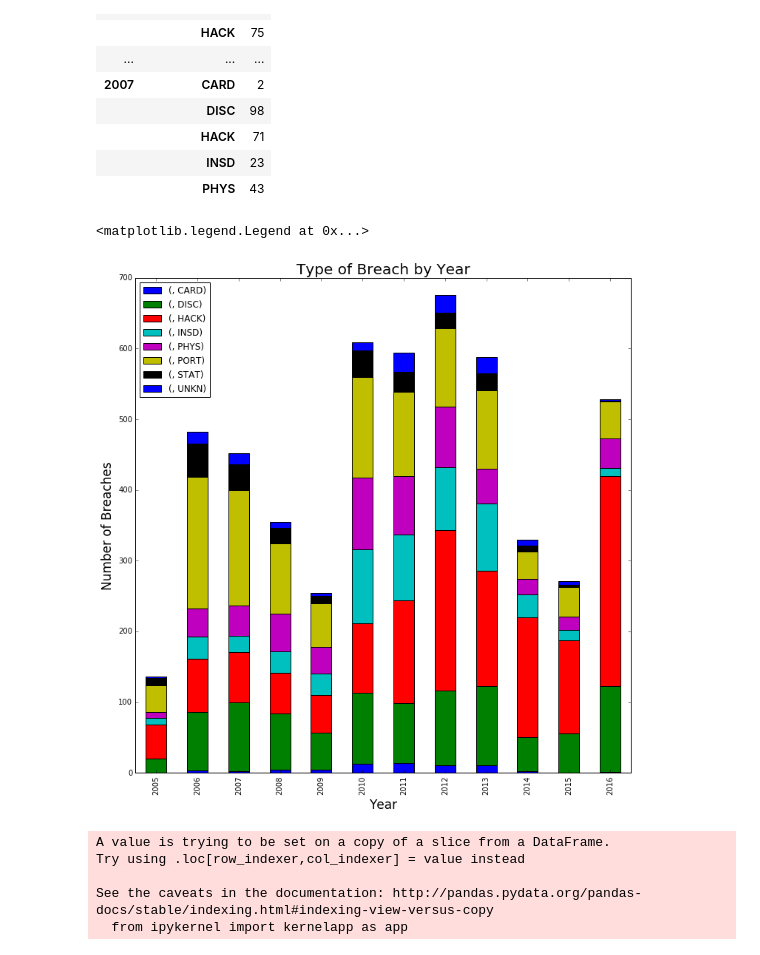
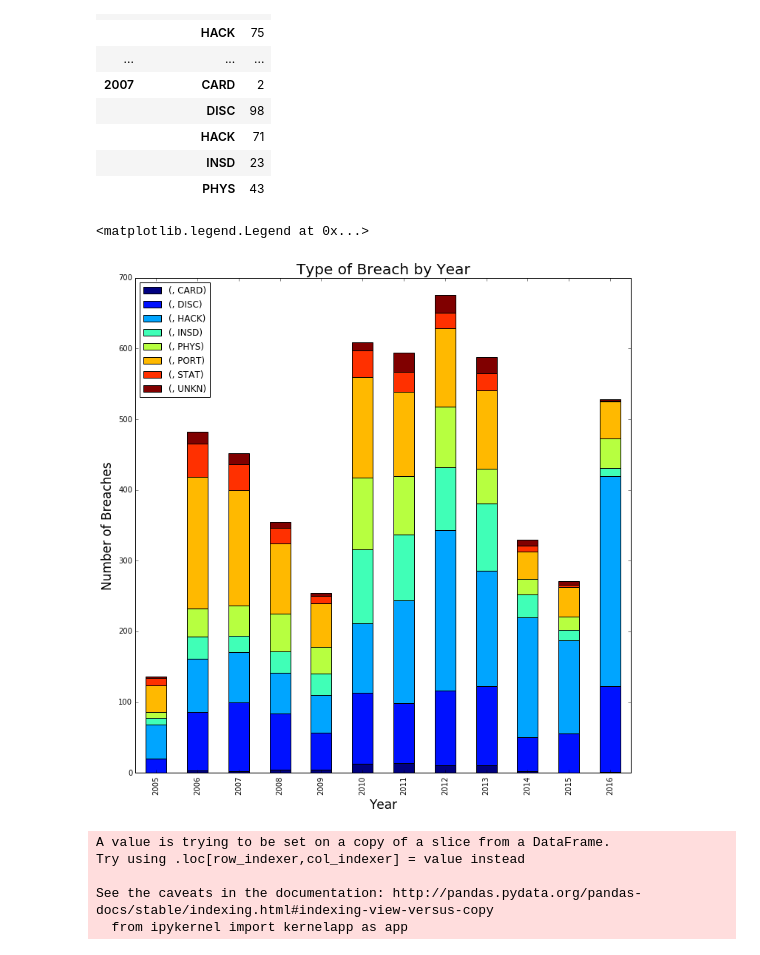
Before and after one commit to Felix-Oppenheimer/Amlin, a Jupyter notebook: Breach Data.ipynb, the cells around one changed output. Saved outputs shown, nothing was run; the diff lists cells and outputs as text; code cells hidden in the pictures.

```diff
--- a/Breach Data.ipynb
+++ b/Breach Data.ipynb
@@ -214,14 +234,14 @@ df6 = df6.unstack()
 #df6.set_index(['Year', 'Type of breach'])
 #pd.set_option('display.multi_sparse', True)
 # %%
-df6[:12].plot(kind='bar', stacked=True, figsize=[12,12])
+df6[:12].plot(kind='bar', stacked=True, figsize=[12,12], colormap = 'jet')
 plt.title('Type of Breach by Year', fontsize=20)
 plt.xlabel('Year', fontsize=17)
 plt.ylabel('Number of Breaches', fontsize=17)
 plt.legend(loc='upper left')
 # %% [output]
 <matplotlib.legend.Legend at 0x...>
-[figure, old version]
+[figure, new version]
 # %%
 df7 = df[['Month']]
 df7['Count'] = 1
```
Also changed, not shown: parts of 18 cells of this notebook, 9 other files.
